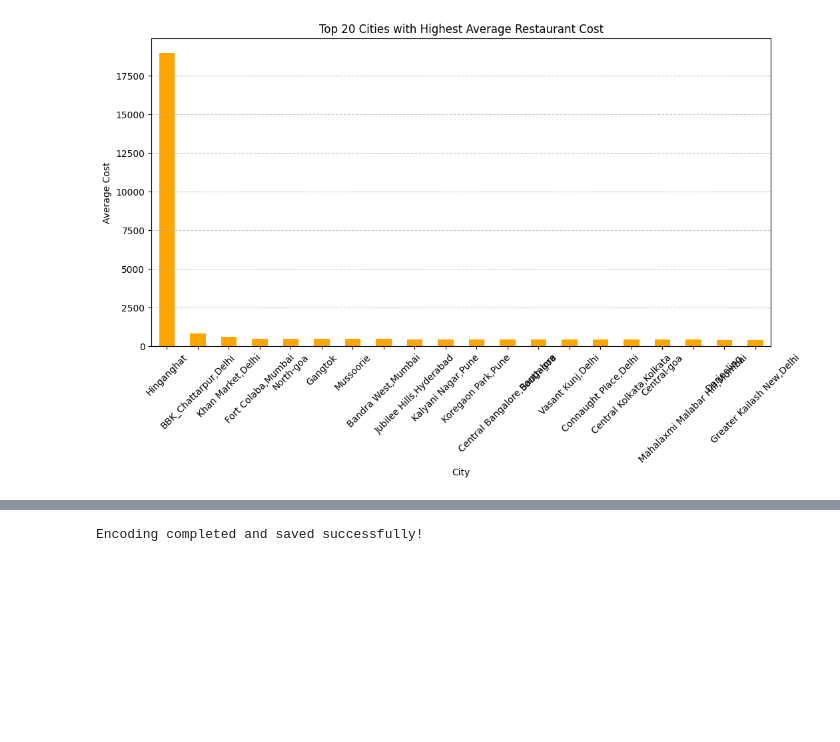
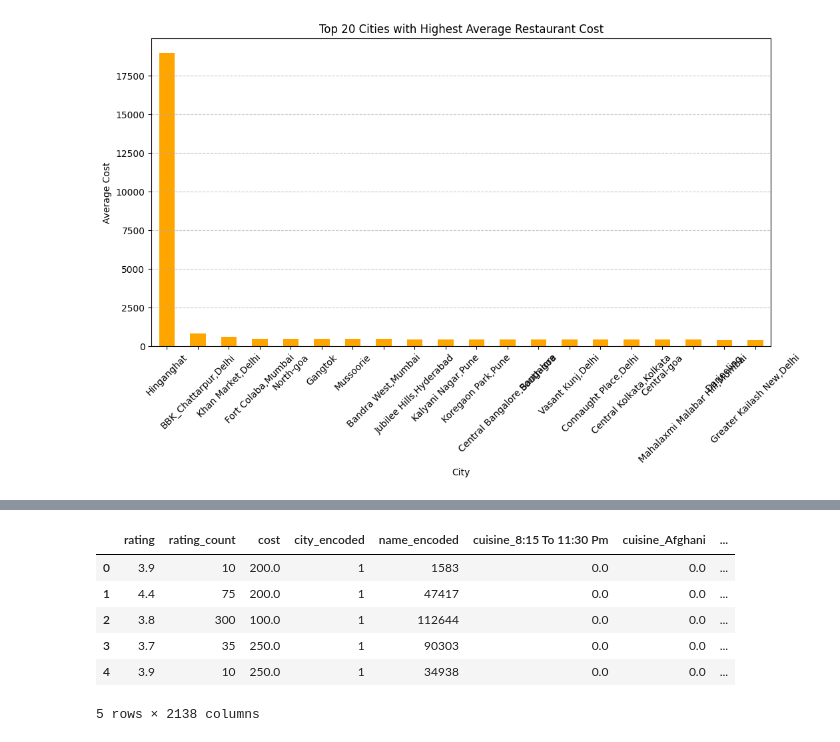
Before and after one commit to viswakimi/swiggy-Restaurant-Recommendation-System, a Jupyter notebook: Swiggy’s_Restaurant_Recommendation.ipynb, the cells around one changed output, grey strips where cells are left out. Saved outputs shown, nothing was run; the diff lists cells and outputs as text; code cells hidden in the pictures; blank space fills up the shorter version.

```diff
--- a/Swiggy’s_Restaurant_Recommendation.ipynb
+++ b/Swiggy’s_Restaurant_Recommendation.ipynb
@@ -336,51 +347,0 @@ df.head()
-# %%
-import pandas as pd
-import numpy as np
-import pickle
-from sklearn.preprocessing import OneHotEncoder, LabelEncoder, StandardScaler
-
-# Load cleaned data
-df = pd.read_csv("/content/drive/MyDrive/guvii/projects dataset/cleaned_df.csv")
-
-# Apply Label Encoding to 'name' and 'city'
-city_encoder = LabelEncoder()
-df["city_encoded"] = city_encoder.fit_transform(df["city"])
-
-name_encoder = LabelEncoder()
-df["name_encoded"] = name_encoder.fit_transform(df["name"])
-
-# Apply One-Hot Encoding to 'cuisine'
-cuisine_encoder = OneHotEncoder(handle_unknown="ignore", sparse_output=False)
-cuisine_encoded = cuisine_encoder.fit_transform(df[["cuisine"]])
-
-# Convert One-Hot Encoded data into DataFrame
-cuisine_encoded_df = pd.DataFrame(cuisine_encoded, columns=cuisine_encoder.get_feature_names_out(["cuisine"]))
-
-# Merge Encoded Features
-df_encoded = pd.concat([df[["rating", "rating_count", "cost", "city_encoded", "name_encoded"]], cuisine_encoded_df], axis=1)
-
-# Standardizing rating & cost separately
-rating_scaler = StandardScaler()
-df_encoded["rating"] = rating_scaler.fit_transform(df_encoded[["rating"]])
-
-cost_scaler = StandardScaler()
-df_encoded["cost"] = cost_scaler.fit_transform(df_encoded[["cost"]])
-
-# Save all encoders and scalers in a single pickle file
-encoders_scalers = {
-    "city_encoder": city_encoder,
-    "name_encoder": name_encoder,
-    "cuisine_encoder": cuisine_encoder,
-    "rating_scaler": rating_scaler,
-    "cost_scaler": cost_scaler
-}
-
-with open("/content/drive/MyDrive/guvii/projects dataset/encoders_scalers.pkl", "wb") as f:
-    pickle.dump(encoders_scalers, f)
-
-# Save the Encoded Dataset
-df_encoded.to_csv("/content/drive/MyDrive/guvii/projects dataset/encoded_data.csv", index=False)
-
-print("Encoding completed and saved successfully!")
-# %% [output]
-Encoding completed and saved successfully!
@@ -386,0 +351,10 @@ Encoding completed and saved successfully!
+# %%
+df_encoded.head()
+# %% [output]
+|  | rating | rating_count | cost | city_encoded | name_encoded | cuisine_8:15 To 11:30 Pm | cuisine_Afghani | ... |
+| 0 | 3.9 | 10 | 200.0 | 1 | 1583 | 0.0 | 0.0 | ... |
+| 1 | 4.4 | 75 | 200.0 | 1 | 47417 | 0.0 | 0.0 | ... |
+| 2 | 3.8 | 300 | 100.0 | 1 | 112644 | 0.0 | 0.0 | ... |
+| 3 | 3.7 | 35 | 250.0 | 1 | 90303 | 0.0 | 0.0 | ... |
+| 4 | 3.9 | 10 | 250.0 | 1 | 34938 | 0.0 | 0.0 | ... |
+5 rows × 2138 columns
```
Also changed, not shown: parts of 17 cells of this notebook.
